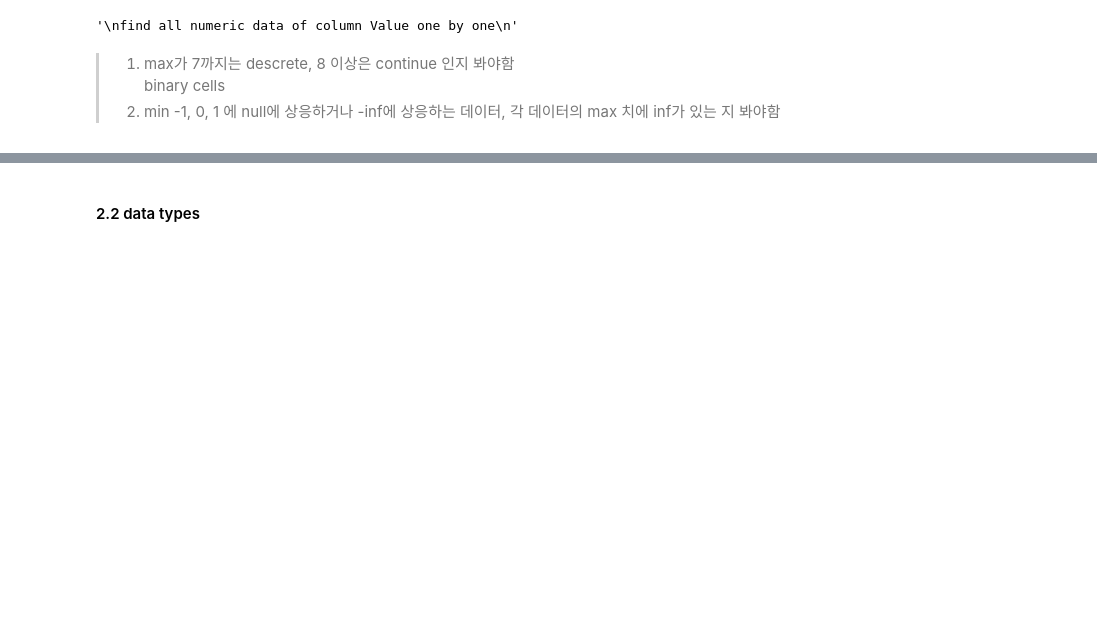
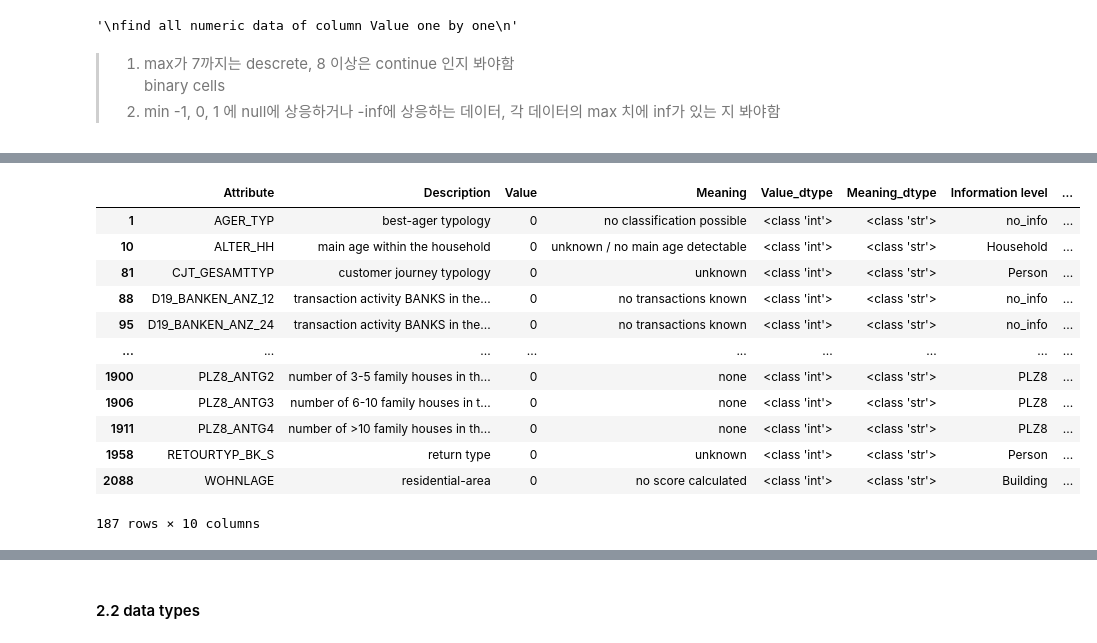
Before and after one commit to jaeyoun-chang/u_city_capstone, a Jupyter notebook: Arvato Project Workbook.ipynb, the cells around one changed output, grey strips where cells are left out. Cells and saved outputs as stored; diff of their text form; code cells hidden in the pictures; blank space fills up the shorter version.

```diff
--- a/Arvato Project Workbook.ipynb
+++ b/Arvato Project Workbook.ipynb
@@ -530,0 +569,4 @@ NameError: name 'pd' is not defined
+# %%
+attr_below_1 = attr_below_1[attr_below_1.Meaning.isin(maybe_null)]
+
+view_all(attr_below_1[['Attribute', 'Desc', 'Value', 'Meaning']].sort_values(by = 'Meaning'))
@@ -531,3 +591,22 @@ NameError: name 'pd' is not defined
+# %%
+# attr_below_1[(attr_below_1.Value == 0)]
+# attr_below_1[(attr_below_1.Meaning.isin(maybe_null))]
+
+attr_below_1[(attr_below_1.Value == 0) & (attr_below_1.Meaning.isin(maybe_null))]
+# %% [output]
+|  | Attribute | Description | Value | Meaning | Value_dtype | Meaning_dtype | Information level | ... |
+| 1 | AGER_TYP | best-ager typology | 0 | no classification possible | <class 'int'> | <class 'str'> | no_info | ... |
+| 10 | ALTER_HH | main age within the household | 0 | unknown / no main age detectable | <class 'int'> | <class 'str'> | Household | ... |
+| 81 | CJT_GESAMTTYP | customer journey typology | 0 | unknown | <class 'int'> | <class 'str'> | Person | ... |
+| 88 | D19_BANKEN_ANZ_12 | transaction activity BANKS in the... | 0 | no transactions known | <class 'int'> | <class 'str'> | no_info | ... |
+| 95 | D19_BANKEN_ANZ_24 | transaction activity BANKS in the... | 0 | no transactions known | <class 'int'> | <class 'str'> | no_info | ... |
+| ... | ... | ... | ... | ... | ... | ... | ... | ... |
+| 1900 | PLZ8_ANTG2 | number of 3-5 family houses in th... | 0 | none | <class 'int'> | <class 'str'> | PLZ8 | ... |
+| 1906 | PLZ8_ANTG3 | number of 6-10 family houses in t... | 0 | none | <class 'int'> | <class 'str'> | PLZ8 | ... |
+| 1911 | PLZ8_ANTG4 | number of >10 family houses in th... | 0 | none | <class 'int'> | <class 'str'> | PLZ8 | ... |
+| 1958 | RETOURTYP_BK_S | return type | 0 | unknown | <class 'int'> | <class 'str'> | Person | ... |
+| 2088 | WOHNLAGE | residential-area | 0 | no score calculated | <class 'int'> | <class 'str'> | Building | ... |
+187 rows × 10 columns
 # %%
 pv_below_2 = pd.pivot_table(
     attr_below_2,
```
Also changed, not shown: parts of 12 cells of this notebook, 2 other files.
